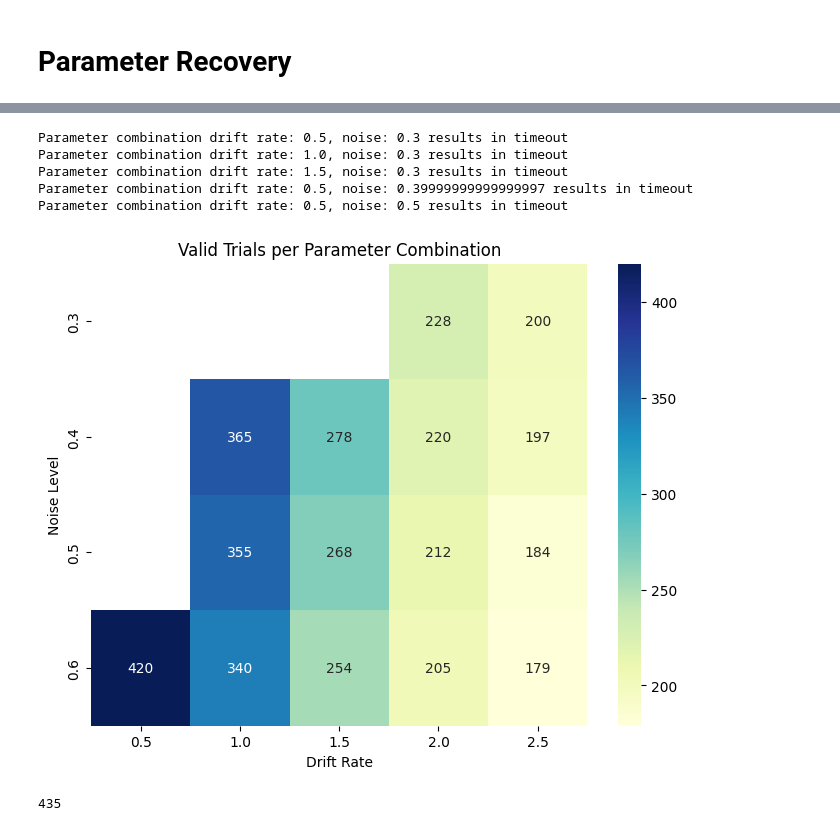
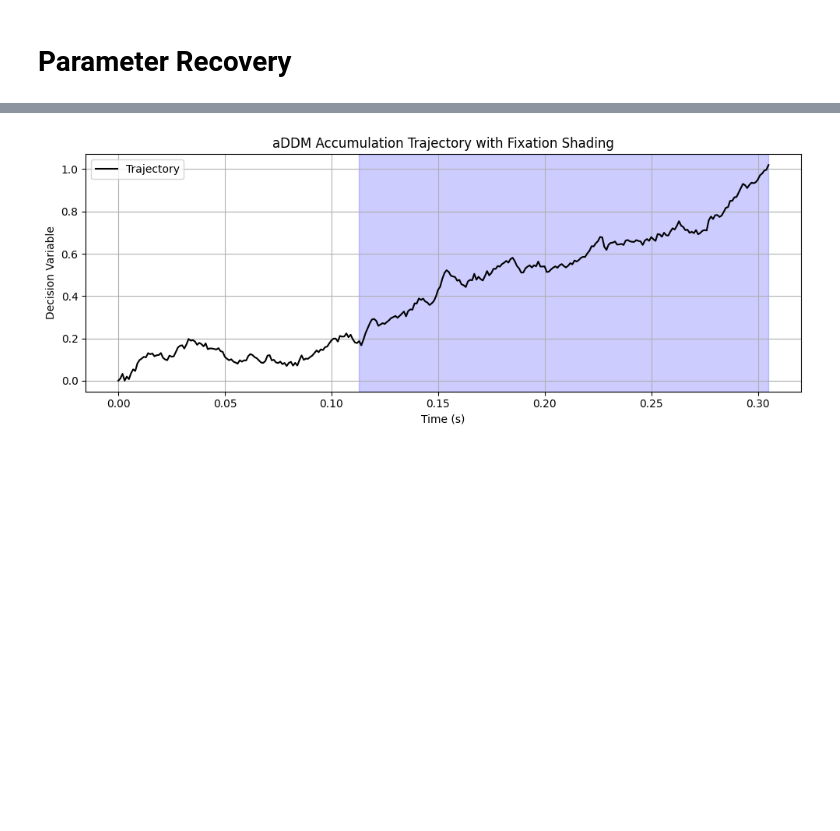
Before and after one commit to Hehesh/DDM, a Jupyter notebook: parameter_recovery.ipynb, the cells around one changed output, grey strips where cells are left out. Drawn from its saved outputs; the diff is of its cells as text; code cells hidden in the pictures; blank space fills up the shorter version.

Commit message:
Revamp of parameter recovery with python file integration

```diff
--- a/parameter_recovery.ipynb
+++ b/parameter_recovery.ipynb
@@ -17,8 +9,5 @@ Using real data, we first generate "boxes" of data relating relative value and f
 # %%
-import get_empirical_distributions
+import simulation
 
 path = '/Users/braydenchien/Desktop/Enkavilab/DDM/1ms_trial_data.csv'
-bin_size = 0.001
-seed = 42
-
-empirical_distributions = get_empirical_distributions.get_empirical_distributions(path, bin_size)
+empirical_distributions = simulation.get_empirical_distributions(path, bin_size)
@@ -131,3 +16,3 @@ Now we can generate sample choices and RT's from trials we generated.
 # %%
 num_trials = 500
-trials = create_trials(num_trials)
+trials = simulation.create_trials(num_trials, empirical_distributions, seed=seed)
@@ -171,5 +18,0 @@ def create_model(drift_rate, theta, noise):
-# %%
-_drift_rate = 1.2
-_theta = 0.38
-_noise = 0.45
-model = create_model(_drift_rate, _theta, _noise)
@@ -201,2 +21,2 @@ def simulate(bin_size, model, trials, seed, save_results=True):
 # %%
-results_df = simulate(bin_size, model, trials, seed)
+results_df = simulation.simulate(bin_size, model_conditions, trials, seed=seed, save_results=True)
@@ -231,2 +94,6 @@ valid_trials(results_df)
+# %%
+plot_trajectory(results_df.loc[4], model_conditions)
+# %% [output]
+[figure, added]
 # %%
 import seaborn as sns
@@ -280,21 +144,3 @@ def grid_simulation():
     plt.show()
 
     return None  # If no good result found
-# %%
-good_result_df = grid_simulation()
-# %% [output]
-Parameter combination drift rate: 0.5, noise: 0.3 results in timeout
-Parameter combination drift rate: 1.0, noise: 0.3 results in timeout
-Parameter combination drift rate: 1.5, noise: 0.3 results in timeout
-Parameter combination drift rate: 0.5, noise: 0.39999999999999997 results in timeout
-Parameter combination drift rate: 0.5, noise: 0.5 results in timeout
-[figure, removed]
-# %%
-_drift_rate = 0.45
-_theta = 0.38
-_noise = 0.55
-model = create_model(_drift_rate, _theta, _noise)
-results = simulate(bin_size, model, trials, seed)
-print(valid_trials(results))
-# %% [output]
-435
```
Also changed, not shown: parts of 23 cells of this notebook, 4 other files.
